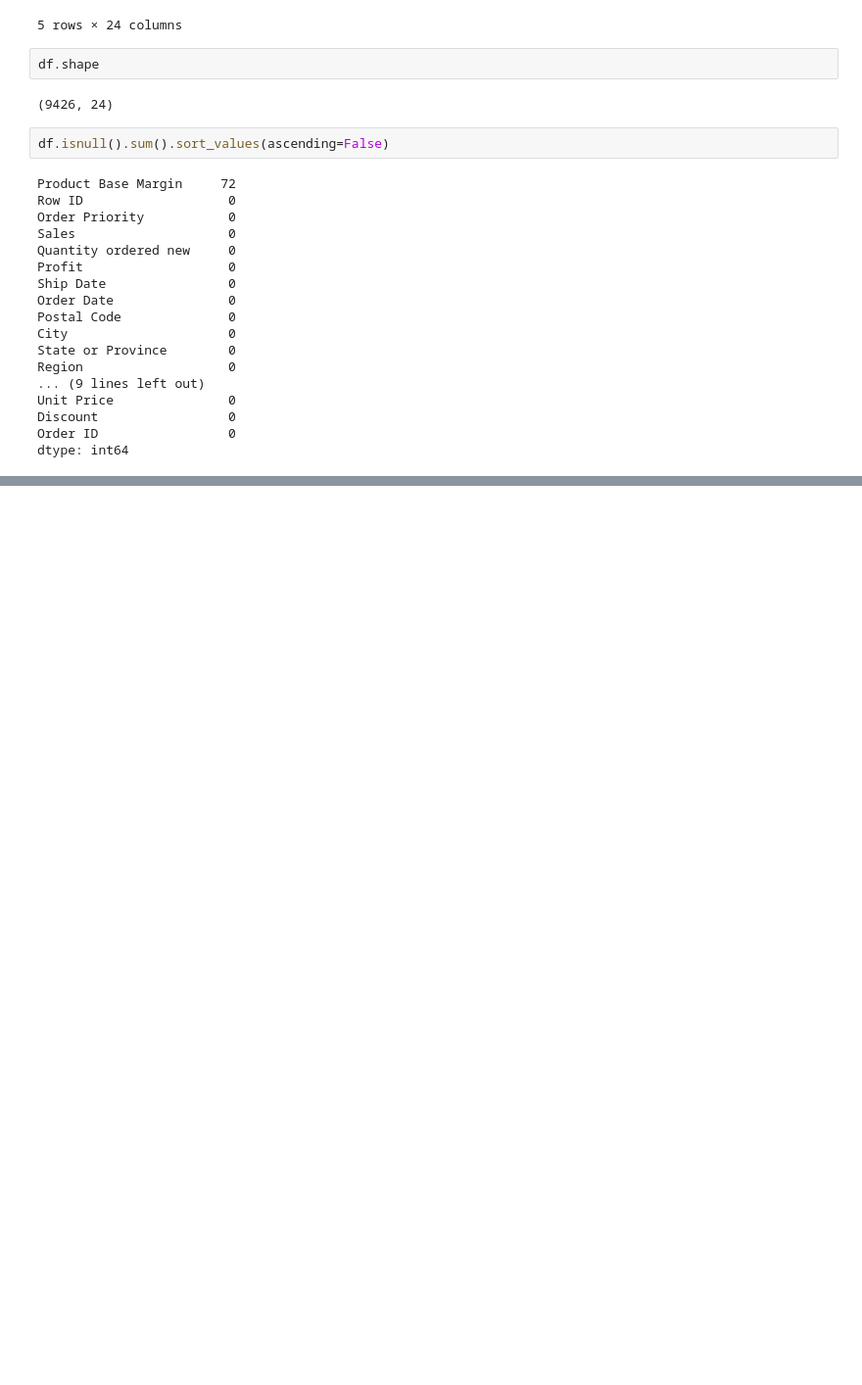
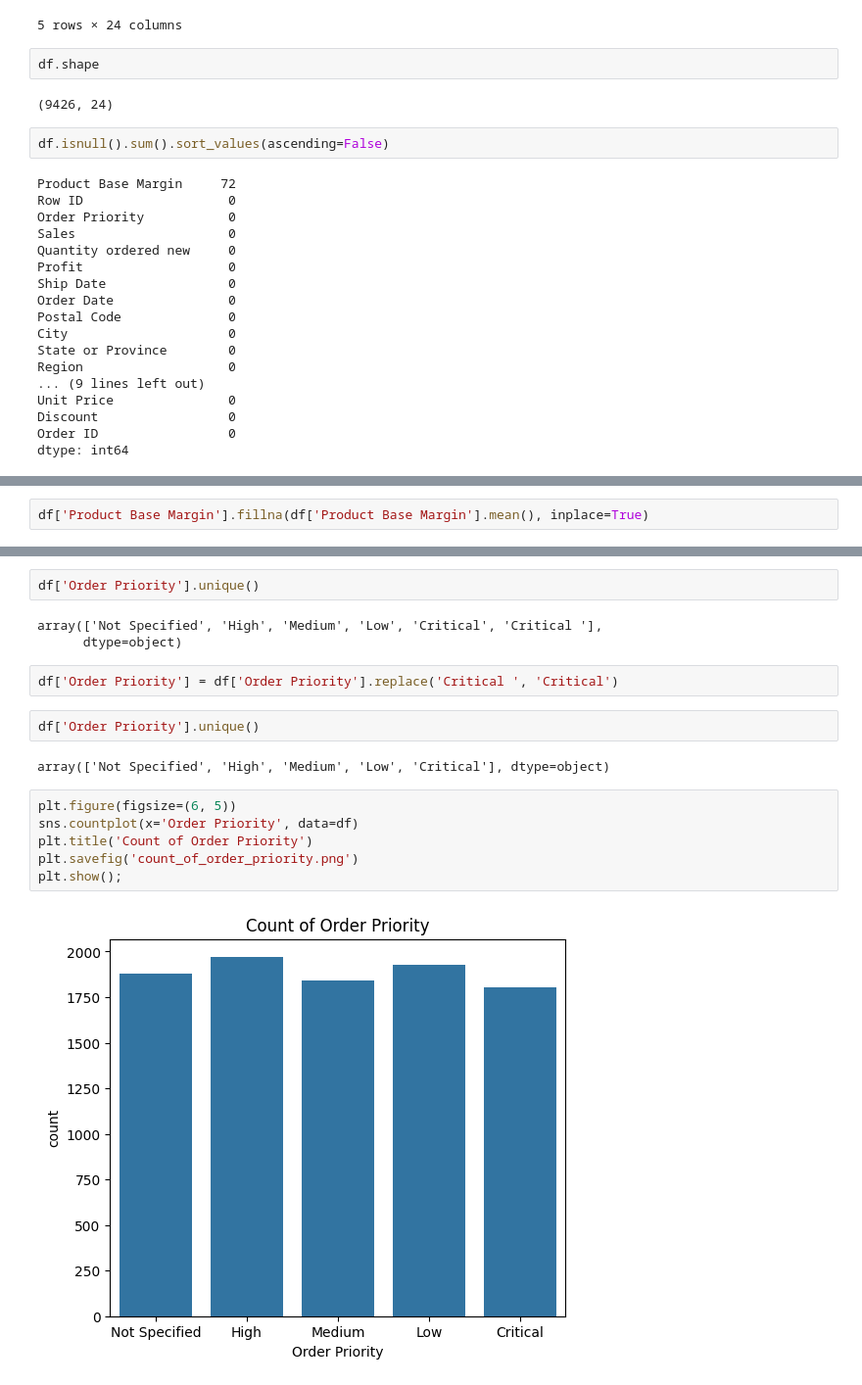
Before and after one commit to Siukhan/CodingByIrfan, a Jupyter notebook: day_10/super_store_eda.ipynb, the cells around one changed output, grey strips where cells are left out. Shown at 98% size. Saved outputs shown, nothing was run; the diff lists cells and outputs as text; blank space fills up the shorter version.

```diff
--- a/day_10/super_store_eda.ipynb
+++ b/day_10/super_store_eda.ipynb
@@ -49,0 +56,2 @@ dtype: int64
+# %%
+df['Product Base Margin'].fillna(df['Product Base Margin'].mean(), inplace=True)
@@ -49,0 +97,19 @@ dtype: int64
+# %%
+df['Order Priority'].unique()
+# %% [output]
+array(['Not Specified', 'High', 'Medium', 'Low', 'Critical', 'Critical '],
+      dtype=object)
+# %%
+df['Order Priority'] = df['Order Priority'].replace('Critical ', 'Critical')
+# %%
+df['Order Priority'].unique()
+# %% [output]
+array(['Not Specified', 'High', 'Medium', 'Low', 'Critical'], dtype=object)
+# %%
+plt.figure(figsize=(6, 5))
+sns.countplot(x='Order Priority', data=df)
+plt.title('Count of Order Priority')
+plt.savefig('count_of_order_priority.png')
+plt.show();
+# %% [output]
+[figure, added]
```
Also changed, not shown: parts of 35 cells of this notebook, 1 other file.
